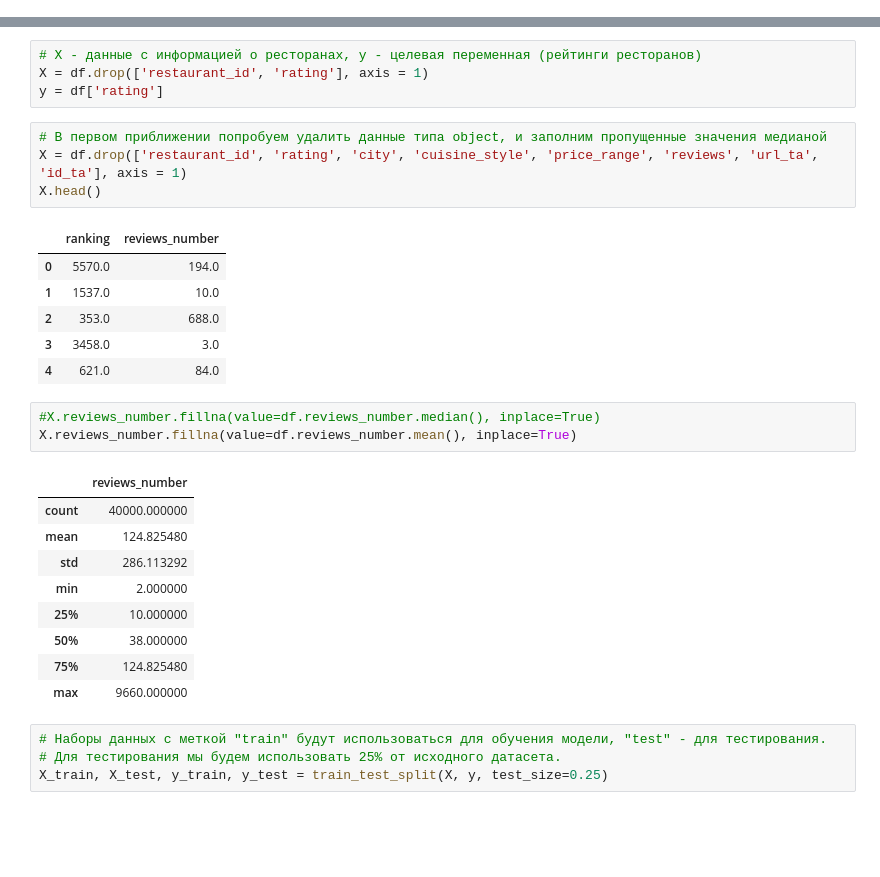
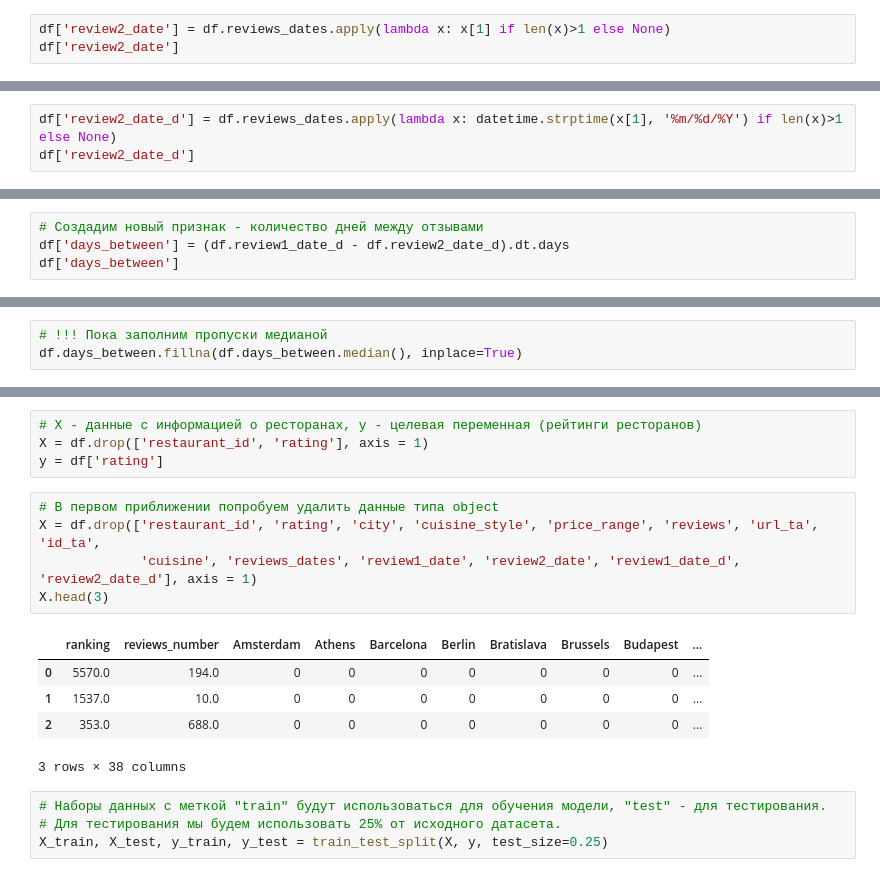
Before and after one commit to greg-kan/mlda, a Jupyter notebook: SkillFactory/unit_3/about_tasty_and_healthy_food.ipynb, the cells around one changed output, grey strips where cells are left out. Cells and saved outputs as stored; diff of their text form; blank space fills up the shorter version.

```diff
--- a/SkillFactory/unit_3/about_tasty_and_healthy_food.ipynb
+++ b/SkillFactory/unit_3/about_tasty_and_healthy_food.ipynb
@@ -220,0 +326,3 @@ Name: reviews, Length: 33516, dtype: int64
+# %%
+df['review2_date'] = df.reviews_dates.apply(lambda x: x[1] if len(x)>1 else None)
+df['review2_date']
@@ -220,0 +342,3 @@ Name: reviews, Length: 33516, dtype: int64
+# %%
+df['review2_date_d'] = df.reviews_dates.apply(lambda x: datetime.strptime(x[1], '%m/%d/%Y') if len(x)>1 else None)
+df['review2_date_d']
@@ -220,0 +371,4 @@ Name: reviews, Length: 33516, dtype: int64
+# %%
+# Создадим новый признак - количество дней между отзывами
+df['days_between'] = (df.review1_date_d - df.review2_date_d).dt.days
+df['days_between']
@@ -221,3 +400,6 @@ Name: reviews, Length: 33516, dtype: int64
+# %%
+# !!! Пока заполним пропуски медианой
+df.days_between.fillna(df.days_between.median(), inplace=True)
 # %% [markdown]
 ### url_ta
 # %%
@@ -259,29 +441,16 @@ Name: id_ta, Length: 39980, dtype: int64
 X = df.drop(['restaurant_id', 'rating'], axis = 1)
 y = df['rating']
 # %%
-# В первом приближении попробуем удалить данные типа object, и заполним пропущенные значения медианой
-X = df.drop(['restaurant_id', 'rating', 'city', 'cuisine_style', 'price_range', 'reviews', 'url_ta', 'id_ta'], axis = 1)
-X.head()
+# В первом приближении попробуем удалить данные типа object
+X = df.drop(['restaurant_id', 'rating', 'city', 'cuisine_style', 'price_range', 'reviews', 'url_ta', 'id_ta',
+             'cuisine', 'reviews_dates', 'review1_date', 'review2_date', 'review1_date_d', 'review2_date_d'], axis = 1)
+X.head(3)
 # %% [output]
-|  | ranking | reviews_number |
-| 0 | 5570.0 | 194.0 |
-| 1 | 1537.0 | 10.0 |
-| 2 | 353.0 | 688.0 |
-| 3 | 3458.0 | 3.0 |
-| 4 | 621.0 | 84.0 |
+|  | ranking | reviews_number | Amsterdam | Athens | Barcelona | Berlin | Bratislava | Brussels | Budapest | ... |
+| 0 | 5570.0 | 194.0 | 0 | 0 | 0 | 0 | 0 | 0 | 0 | ... |
+| 1 | 1537.0 | 10.0 | 0 | 0 | 0 | 0 | 0 | 0 | 0 | ... |
+| 2 | 353.0 | 688.0 | 0 | 0 | 0 | 0 | 0 | 0 | 0 | ... |
+3 rows × 38 columns
-# %%
-#X.reviews_number.fillna(value=df.reviews_number.median(), inplace=True)
-X.reviews_number.fillna(value=df.reviews_number.mean(), inplace=True)
-# %% [output]
-|  | reviews_number |
-| count | 40000.000000 |
-| mean | 124.825480 |
-| std | 286.113292 |
-| min | 2.000000 |
-| 25% | 10.000000 |
-| 50% | 38.000000 |
-| 75% | 124.825480 |
-| max | 9660.000000 |
 # %%
 # Наборы данных с меткой "train" будут использоваться для обучения модели, "test" - для тестирования.
 # Для тестирования мы будем использовать 25% от исходного датасета.
```
Also changed, not shown: parts of 31 cells of this notebook.
